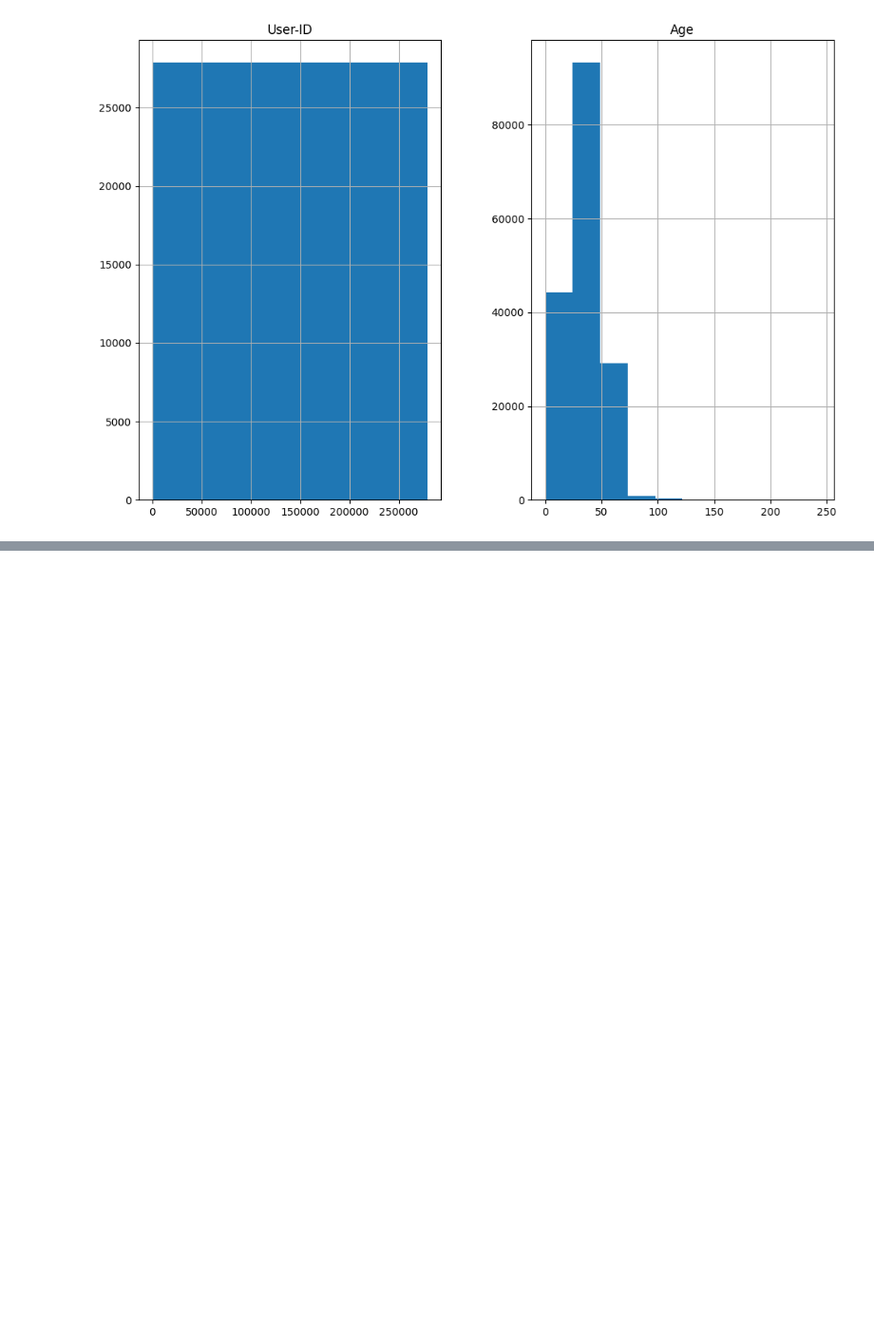
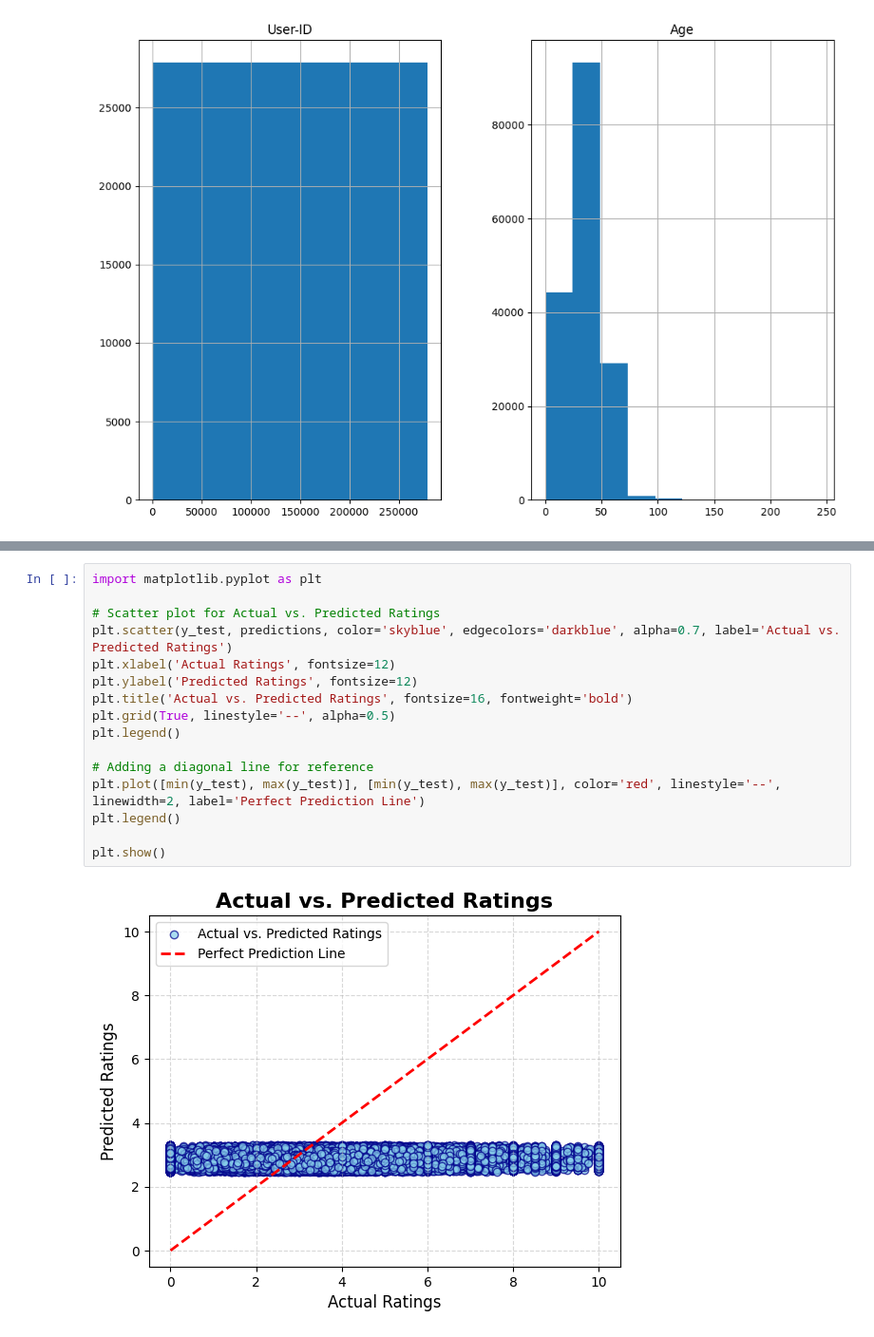
Before and after one commit to Rajendra3213/Book_Recommendation_System_Regression_model, a Jupyter notebook: Recommendation_model.ipynb, the cells around one changed output, grey strips where cells are left out. Shown at 95% size. Cells and saved outputs as stored; diff of their text form; blank space fills up the shorter version.

```diff
--- a/Recommendation_model.ipynb
+++ b/Recommendation_model.ipynb
@@ -39,0 +288,18 @@ plt.show()
+# %%
+import matplotlib.pyplot as plt
+
+# Scatter plot for Actual vs. Predicted Ratings
+plt.scatter(y_test, predictions, color='skyblue', edgecolors='darkblue', alpha=0.7, label='Actual vs. Predicted Ratings')
+plt.xlabel('Actual Ratings', fontsize=12)
+plt.ylabel('Predicted Ratings', fontsize=12)
+plt.title('Actual vs. Predicted Ratings', fontsize=16, fontweight='bold')
+plt.grid(True, linestyle='--', alpha=0.5)
+plt.legend()
+
+# Adding a diagonal line for reference
+plt.plot([min(y_test), max(y_test)], [min(y_test), max(y_test)], color='red', linestyle='--', linewidth=2, label='Perfect Prediction Line')
+plt.legend()
+
+plt.show()
+# %% [output]
+[figure, added]
```
Also changed, not shown: parts of 40 cells of this notebook, 4 other files.
